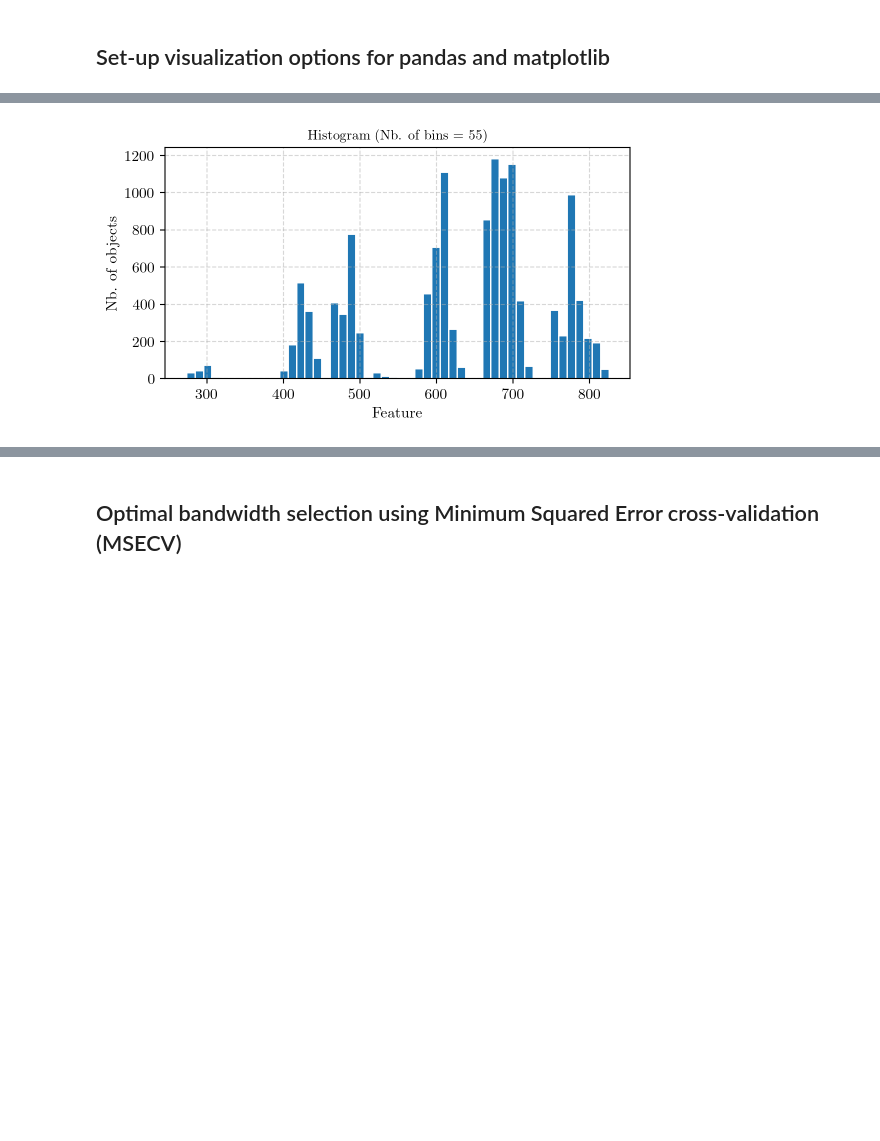
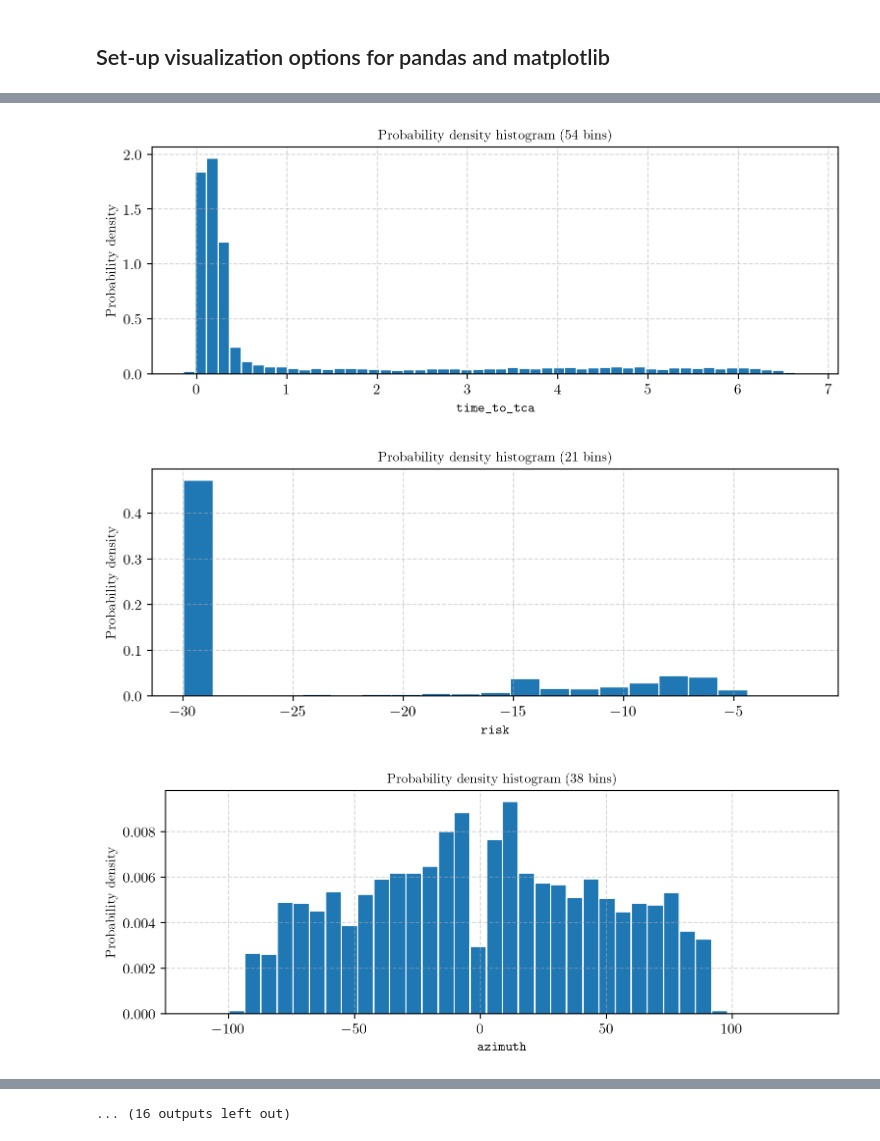
Before and after one commit to JJavierRosales/scapy, a Jupyter notebook: notebooks/kde_bandwidth_selection.ipynb, the cells around one changed output, grey strips where cells are left out. Cells and saved outputs as stored; diff of their text form; code cells hidden in the pictures; blank space fills up the shorter version.

```diff
--- a/notebooks/kde_bandwidth_selection.ipynb
+++ b/notebooks/kde_bandwidth_selection.ipynb
@@ -76,15 +96,29 @@ df_lastCDM.head(6)
 # %%
-# data = sample
-data = df_lastCDM['t_h_per'].to_numpy()
+# Features that can only be described by the non-parammetric approach
+features = ["time_to_tca", "risk", "azimuth", "F10", "F3M", "SSN", "AP",
+            "t_j2k_inc", "t_j2k_ecc", "t_h_per",
+            "t_cd_area_over_mass", "t_cr_area_over_mass",
+            "c_cd_area_over_mass", "c_cr_area_over_mass",
+            "t_cndot_n", "t_crdot_r", "t_crdot_t", "t_ct_r", "t_ctdot_rdot",
+            "c_cn_r", "c_cndot_n", "c_cndot_r", "c_cndot_tdot", "c_crdot_r",
+            "c_ct_r", "c_ctdot_n", "c_ctdot_rdot", "c_ctdot_t"]
 
-bins = main.nbins(data, 'fd')
 
-plt.figure(figsize=(6,3))
-plt.hist(data, bins=50, ec='white')
-plt.xlabel('Feature')
-plt.ylabel('Nb. of objects')
-plt.title('Histogram (Nb. of bins = %d)' % bins['n'], fontsize=10)
-plt.grid(True, linestyle="dashed", alpha=0.5)
-plt.show()
+for feature in features:
+    # Get feature data and cast it as numpy array
+    data = df_lastCDM[feature].to_numpy()
+
+    # Compute number of bins and bin width for Histogram representation
+    bins = main.nbins(data, 'fd')
+
+    plt.figure(figsize=(9,3))
+    plt.hist(data, bins = bins['n'], ec='white', density=True)
+    plt.xlabel(r'\texttt{' + feature + '}', fontsize=10)
+    plt.ylabel('Probability density', fontsize=10)
+    plt.title('Probability density histogram (%d bins)' % bins['n'], fontsize=10)
+    plt.grid(True, linestyle="dashed", alpha=0.5)
+    plt.show()
 # %% [output]
-[figure, old version]
+[figure, new version]
+[figure, added]
+[figure, added]
@@ -91,2 +134 @@ plt.show()
+... (16 outputs left out)
-# %% [markdown]
-## Optimal bandwidth selection using Minimum Squared Error cross-validation (MSECV)
```
Also changed, not shown: parts of 16 cells of this notebook.
